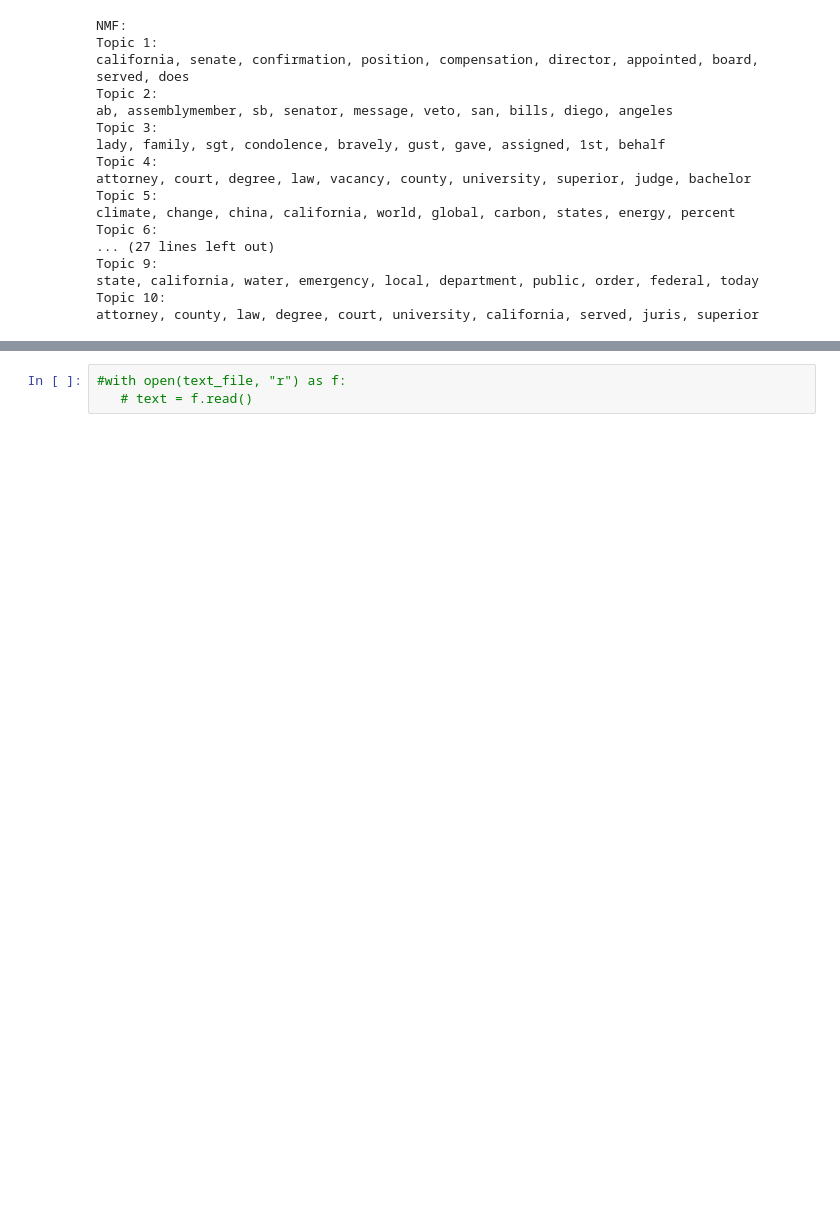
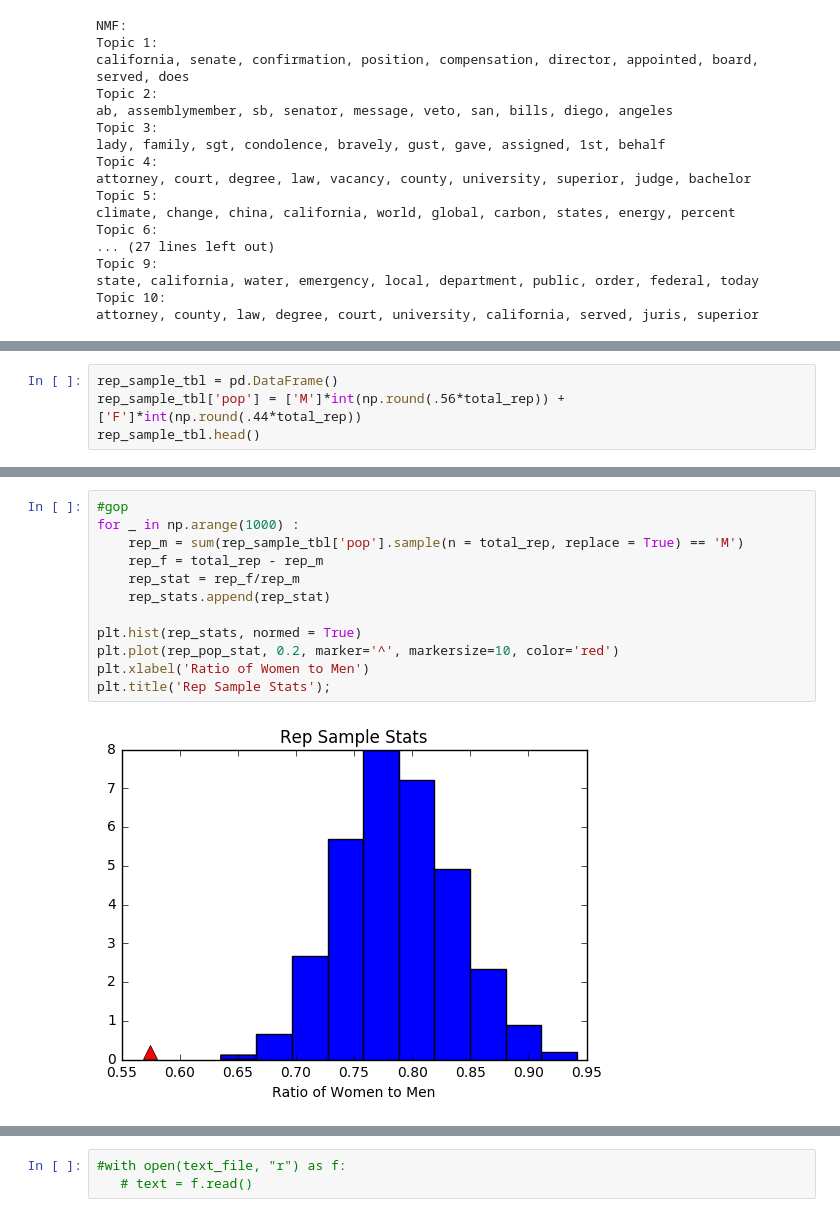
Before and after one commit to zanekuser/CA_Gov_Press_Releases, a Jupyter notebook: Parser.ipynb, the cells around one changed output, grey strips where cells are left out. Drawn from its saved outputs; the diff is of its cells as text; blank space fills up the shorter version.

```diff
--- a/Parser.ipynb
+++ b/Parser.ipynb
@@ -393,0 +428,4 @@ attorney, county, law, degree, court, university, california, served, juris, sup
+# %%
+rep_sample_tbl = pd.DataFrame()
+rep_sample_tbl['pop'] = ['M']*int(np.round(.56*total_rep)) + ['F']*int(np.round(.44*total_rep))
+rep_sample_tbl.head()
@@ -393,0 +455,14 @@ attorney, county, law, degree, court, university, california, served, juris, sup
+# %%
+#gop
+for _ in np.arange(1000) :
+    rep_m = sum(rep_sample_tbl['pop'].sample(n = total_rep, replace = True) == 'M')
+    rep_f = total_rep - rep_m
+    rep_stat = rep_f/rep_m
+    rep_stats.append(rep_stat)
+
+plt.hist(rep_stats, normed = True)
+plt.plot(rep_pop_stat, 0.2, marker='^', markersize=10, color='red')
+plt.xlabel('Ratio of Women to Men')
+plt.title('Rep Sample Stats');
+# %% [output]
+[figure, added]
```
Also changed, not shown: parts of 9 cells of this notebook.
